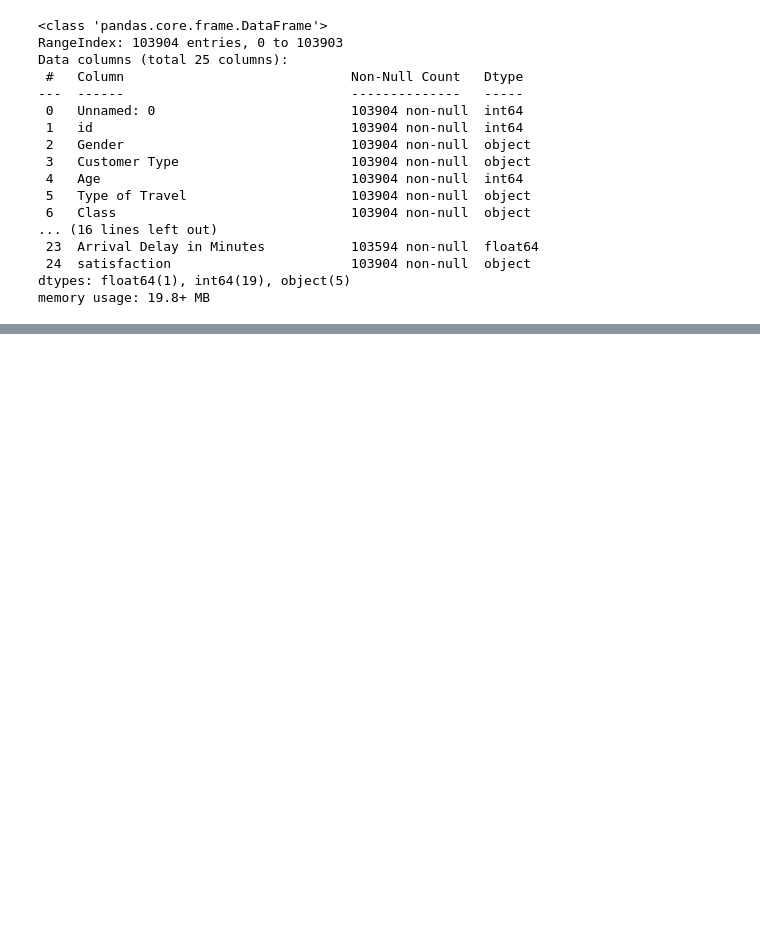
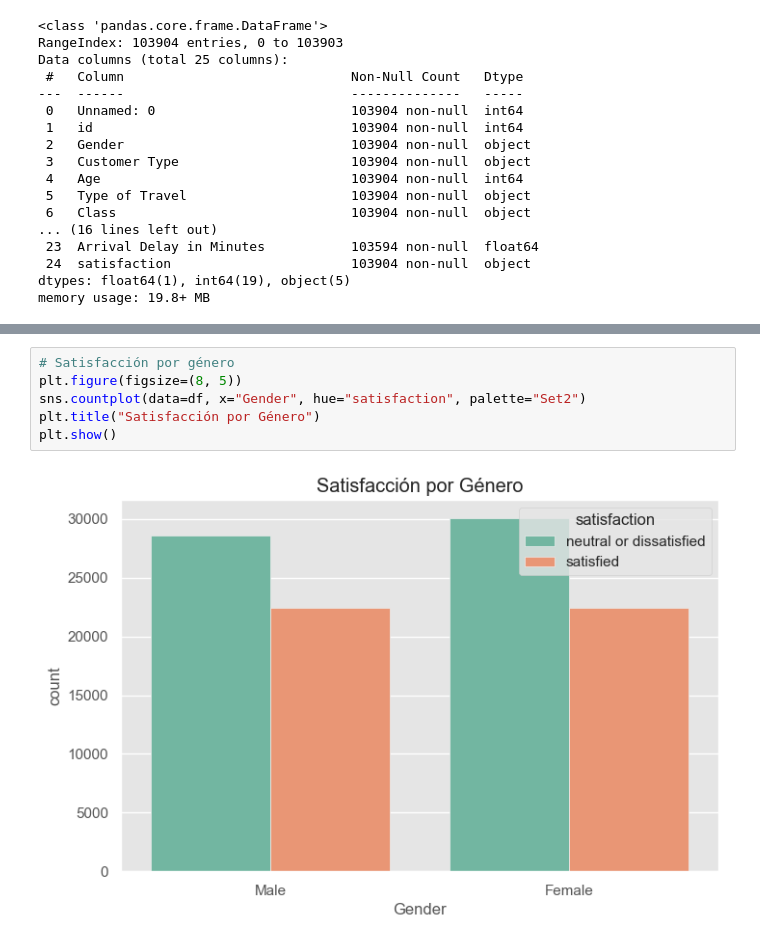
Before and after one commit to Bootcamp-IA-P4/flight-feel-analyzer, a Jupyter notebook: EDA/satisfation-passenger.ipynb, the cells around one changed output, grey strips where cells are left out. Saved outputs shown, nothing was run; the diff lists cells and outputs as text; blank space fills up the shorter version.

```diff
--- a/EDA/satisfation-passenger.ipynb
+++ b/EDA/satisfation-passenger.ipynb
@@ -49,0 +108,8 @@ memory usage: 19.8+ MB
+# %%
+# Satisfacción por género
+plt.figure(figsize=(8, 5))
+sns.countplot(data=df, x="Gender", hue="satisfaction", palette="Set2")
+plt.title("Satisfacción por Género")
+plt.show()
+# %% [output]
+[figure, added]
```
Also changed, not shown: parts of 23 cells of this notebook.
